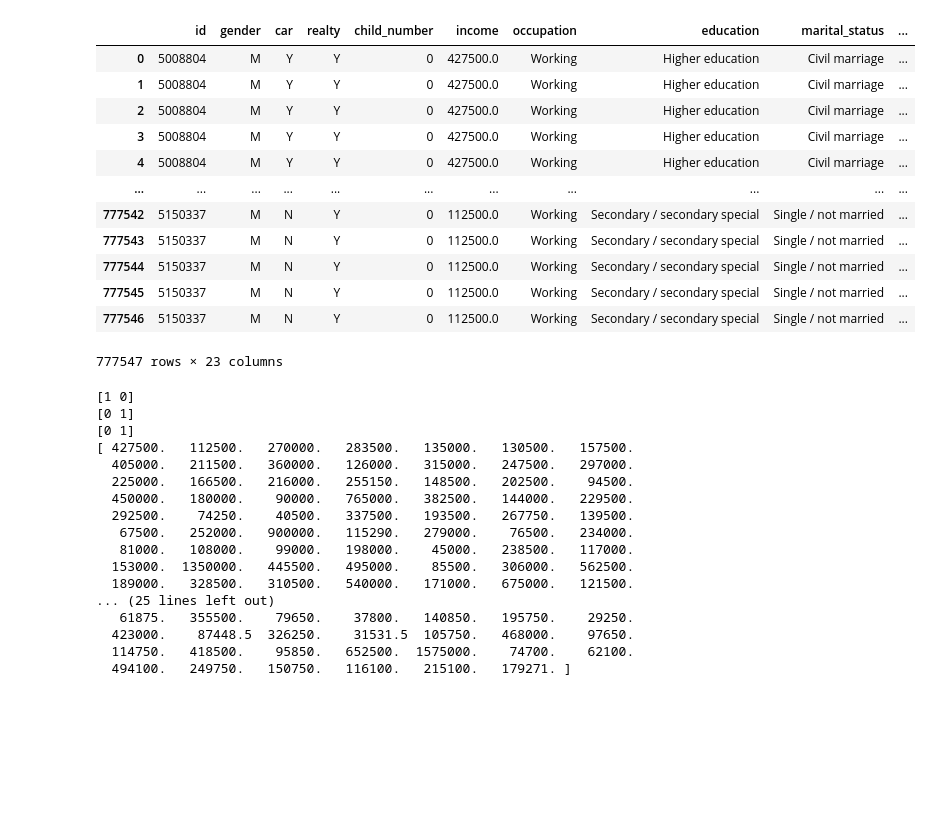
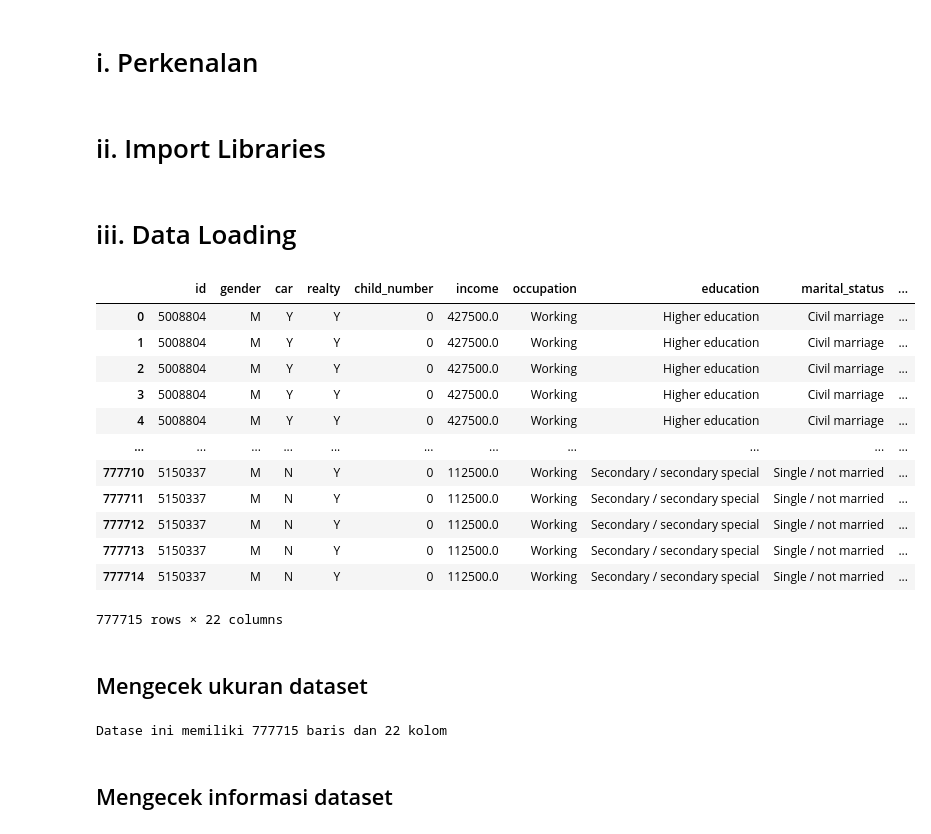
Before and after one commit to yonathanggraiwan/p2-final-project-ftds-028-hck-group-001, a Jupyter notebook: training.ipynb, the cells around one changed output. Drawn from its saved outputs; the diff is of its cells as text; code cells hidden in the pictures; blank space fills up the shorter version.

```diff
--- a/training.ipynb
+++ b/training.ipynb
@@ -1,3 +1,7 @@
+# %% [markdown]
+# i. Perkenalan
+# %% [markdown]
+# ii. Import Libraries
 # %%
 # Import Statistics Libraries
 import pandas as pd
@@ -32,44 +40,31 @@ import pickle
 # Import Warnings
 import warnings
 warnings.filterwarnings('ignore')
+# %% [markdown]
+# iii. Data Loading
 # %%
 # Load data untuk dataset EDA
-df = pd.read_csv('cloning2.csv')
+df = pd.read_csv('dataset/P2_FinPro_Final_Record.csv')
 df
 # %% [output]
 |  | id | gender | car | realty | child_number | income | occupation | education | marital_status | ... |
 | 0 | 5008804 | M | Y | Y | 0 | 427500.0 | Working | Higher education | Civil marriage | ... |
 | 1 | 5008804 | M | Y | Y | 0 | 427500.0 | Working | Higher education | Civil marriage | ... |
 | 2 | 5008804 | M | Y | Y | 0 | 427500.0 | Working | Higher education | Civil marriage | ... |
 | 3 | 5008804 | M | Y | Y | 0 | 427500.0 | Working | Higher education | Civil marriage | ... |
 | 4 | 5008804 | M | Y | Y | 0 | 427500.0 | Working | Higher education | Civil marriage | ... |
 | ... | ... | ... | ... | ... | ... | ... | ... | ... | ... | ... |
-| 777542 | 5150337 | M | N | Y | 0 | 112500.0 | Working | Secondary / secondary special | Single / not married | ... |
-| 777543 | 5150337 | M | N | Y | 0 | 112500.0 | Working | Secondary / secondary special | Single / not married | ... |
-| 777544 | 5150337 | M | N | Y | 0 | 112500.0 | Working | Secondary / secondary special | Single / not married | ... |
-| 777545 | 5150337 | M | N | Y | 0 | 112500.0 | Working | Secondary / secondary special | Single / not married | ... |
-| 777546 | 5150337 | M | N | Y | 0 | 112500.0 | Working | Secondary / secondary special | Single / not married | ... |
+| 777710 | 5150337 | M | N | Y | 0 | 112500.0 | Working | Secondary / secondary special | Single / not married | ... |
+| 777711 | 5150337 | M | N | Y | 0 | 112500.0 | Working | Secondary / secondary special | Single / not married | ... |
+| 777712 | 5150337 | M | N | Y | 0 | 112500.0 | Working | Secondary / secondary special | Single / not married | ... |
+| 777713 | 5150337 | M | N | Y | 0 | 112500.0 | Working | Secondary / secondary special | Single / not married | ... |
+| 777714 | 5150337 | M | N | Y | 0 | 112500.0 | Working | Secondary / secondary special | Single / not married | ... |
-777547 rows × 23 columns
+777715 rows × 22 columns
-# %%
-print(df['work_phone'].unique())
-print(df['phone'].unique())
-print(df['email'].unique())
-print(df['income'].unique())
-# %% [output]
-[1 0]
-[0 1]
-[0 1]
-[ 427500.   112500.   270000.   283500.   135000.   130500.   157500.
-  405000.   211500.   360000.   126000.   315000.   247500.   297000.
-  225000.   166500.   216000.   255150.   148500.   202500.    94500.
-  450000.   180000.    90000.   765000.   382500.   144000.   229500.
-  292500.    74250.    40500.   337500.   193500.   267750.   139500.
-   67500.   252000.   900000.   115290.   279000.    76500.   234000.
-   81000.   108000.    99000.   198000.    45000.   238500.   117000.
-  153000.  1350000.   445500.   495000.    85500.   306000.   562500.
-  189000.   328500.   310500.   540000.   171000.   675000.   121500.
-... (25 lines left out)
-   61875.   355500.    79650.    37800.   140850.   195750.    29250.
-  423000.    87448.5  326250.    31531.5  105750.   468000.    97650.
-  114750.   418500.    95850.   652500.  1575000.    74700.    62100.
-  494100.   249750.   150750.   116100.   215100.   179271. ]
+# %% [markdown]
+## Mengecek ukuran dataset
+# %%
+print(f'Datase ini memiliki {df.shape[0]} baris dan {df.shape[1]} kolom')
+# %% [output]
+Datase ini memiliki 777715 baris dan 22 kolom
+# %% [markdown]
+## Mengecek informasi dataset
```
Also changed, not shown: parts of 45 cells of this notebook, 1 other file.
